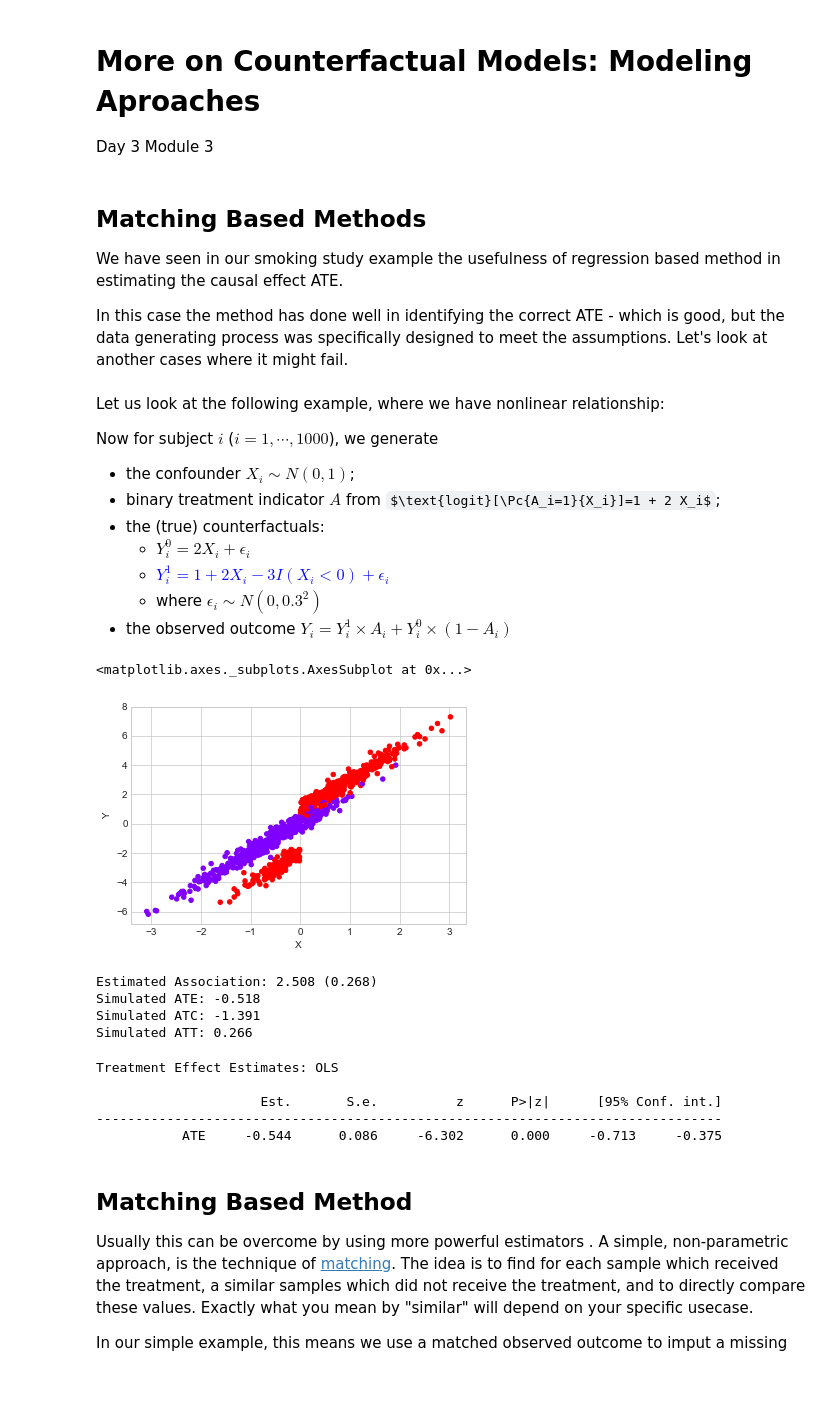
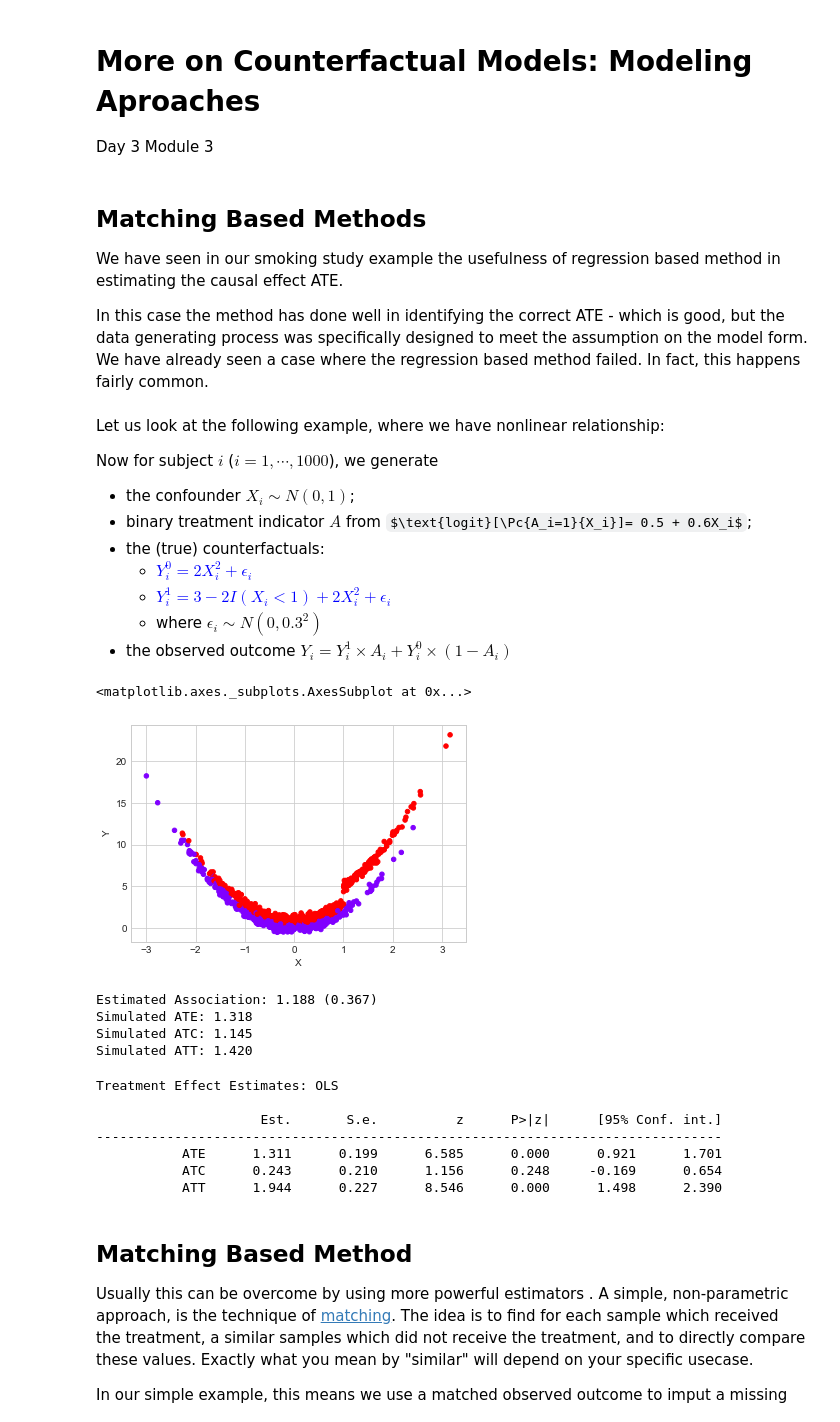
Before and after one commit to manuelrt/DeCART_Modeling_2019, a Jupyter notebook: L3_weighting_matching.ipynb, the cells around one changed output. Drawn from its saved outputs; the diff is of its cells as text; code cells hidden in the pictures; some formulas as TeX source; blank space fills up the shorter version.

```diff
--- a/L3_weighting_matching.ipynb
+++ b/L3_weighting_matching.ipynb
@@ -17,7 +17,7 @@ Day 3 Module 3
 
 We have seen in our smoking study example the usefulness of regression based method in estimating the causal effect ATE.
 
-In this case the method has done well in identifying the correct ATE - which is good, but the data generating process was specifically designed to meet the assumptions. Let's look at another cases where it might fail.
+In this case the method has done well in identifying the correct ATE - which is good, but the data generating process was specifically designed to meet the assumption on the model form. We have already seen a case where the regression based method failed. In fact, this happens fairly common.
 # %%
 from __future__ import division
 from sklearn.preprocessing import PolynomialFeatures
@@ -39,31 +39,30 @@ Let us look at the following example, where we have nonlinear relationship:
 Now for subject $i$ ($i=1,\cdots,1000$), we generate
 
 * the confounder $X_i \sim N(0,1)$;
-* binary treatment indicator $A$ from $\text{logit}[\Pc{A_i=1}{X_i}]=1 + 2 X_i$;
+* binary treatment indicator $A$ from $\text{logit}[\Pc{A_i=1}{X_i}]= 0.5 + 0.6X_i$;
 * the (true) counterfactuals:
-    - $Y^0_i = 2 X_i + \epsilon_i$
-    - <font color='blue'>$Y^1_i = 1 + 2 X_i - 3I(X_i<0) + \epsilon_i$</font>
+    - <font color='blue'>$Y^0_i = 2X_i^2 + \epsilon_i$</font>
+    - <font color='blue'>$Y^1_i = 3 - 2I(X_i<1) + 2X_i^2 + \epsilon_i$</font>
     - where $\epsilon_i \sim N(0,0.3^2)$
 * the observed outcome $Y_i = Y^1_i \times A_i + Y^0_i \times (1 - A_i)$
 # %%
 """
 Data Example 2
 
 """
 n_samples = 1000
 X = np.random.normal(size=n_samples)
-p_a = np.exp(0.1 + 2 * X)/(1 + np.exp(0.1 + 2 * X))
+p_a = np.exp(0.5 + 0.6*X)/(1 + np.exp(0.5 + 0.6*X))
 A = np.random.binomial(n=1, p=p_a, size=n_samples)
 eY = 0.3 * np.random.normal(size=n_samples)
-Y0 = 2 * X + eY
-Y1 = np.where(X < 0, Y0-2, Y0+1)
+Y0 = 2 * X * X + eY
+Y1 = np.where(X < 1, Y0+1, Y0+3)
 Y = np.where(A == 0, Y0, Y1)
 data_example2 = pd.DataFrame({"X":X, "A":A, "Y":Y, "Y0":Y0, "Y1":Y1})
-
 data_example2.plot.scatter(x="X", y="Y", c="A", cmap="rainbow", colorbar=False)
 # %% [output]
 <matplotlib.axes._subplots.AxesSubplot at 0x...>
-[figure, old version]
+[figure, new version]
 # %%
 ctrl_grp = data_example2[data_example2.A == 0]
 trt_grp = data_example2[data_example2.A == 1]
@@ -81,17 +80,17 @@ print("Simulated ATC: {:.3f}".format(theta1))
 theta2 = trt_grp.Y1.mean() - trt_grp.Y0.mean()
 print("Simulated ATT: {:.3f}".format(theta2))
 # %% [output]
-Estimated Association: 2.508 (0.268)
-Simulated ATE: -0.518
-Simulated ATC: -1.391
-Simulated ATT: 0.266
+Estimated Association: 1.188 (0.367)
+Simulated ATE: 1.318
+Simulated ATC: 1.145
+Simulated ATT: 1.420
 # %%
 cm = CausalModel(
     Y=data_example2.Y.values,
     D=data_example2.A.values,
     X=data_example2.X.values)
 
-cm.est_via_ols(adj=1)
+cm.est_via_ols()
 
 print(cm.estimates)
 # %% [output]
@@ -99,7 +98,9 @@ Treatment Effect Estimates: OLS
 
                      Est.       S.e.          z      P>|z|      [95% Conf. int.]
 --------------------------------------------------------------------------------
-           ATE     -0.544      0.086     -6.302      0.000     -0.713     -0.375
+           ATE      1.311      0.199      6.585      0.000      0.921      1.701
+           ATC      0.243      0.210      1.156      0.248     -0.169      0.654
+           ATT      1.944      0.227      8.546      0.000      1.498      2.390
 # %% [markdown]
 ## Matching Based Method
 
```
Also changed, not shown: parts of 31 cells of this notebook, 3 other files.
